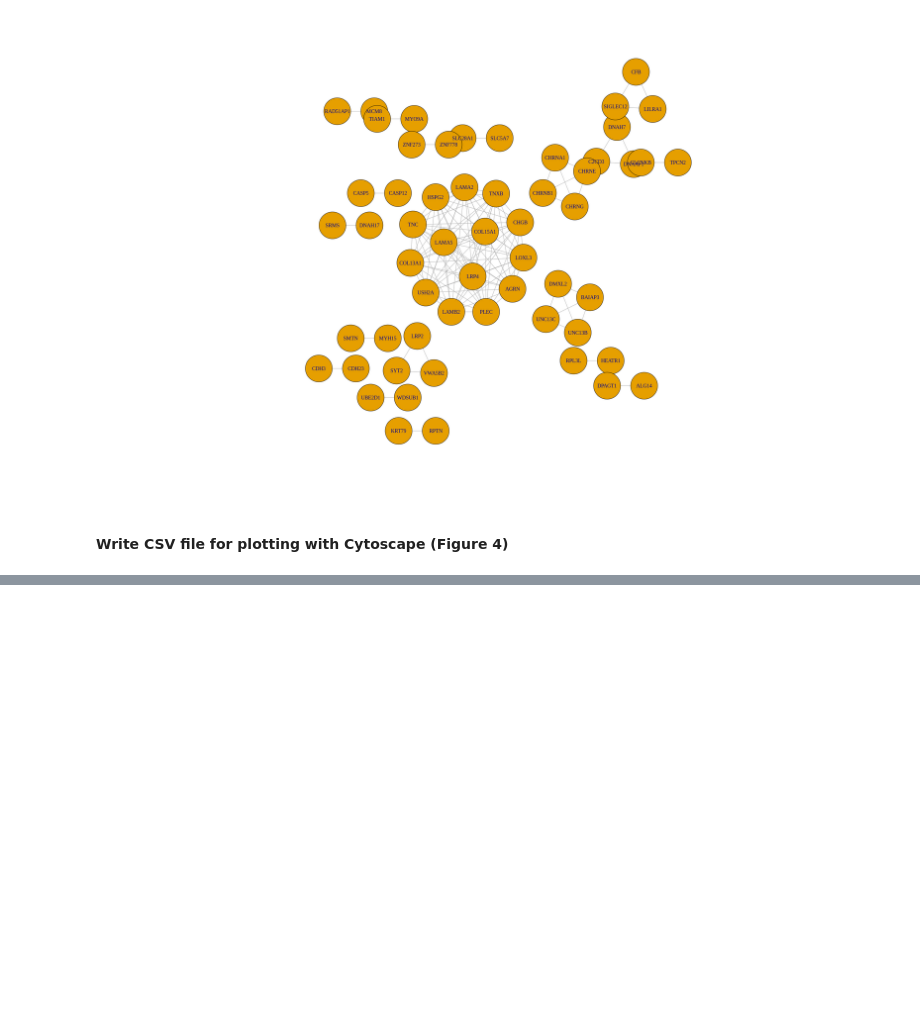
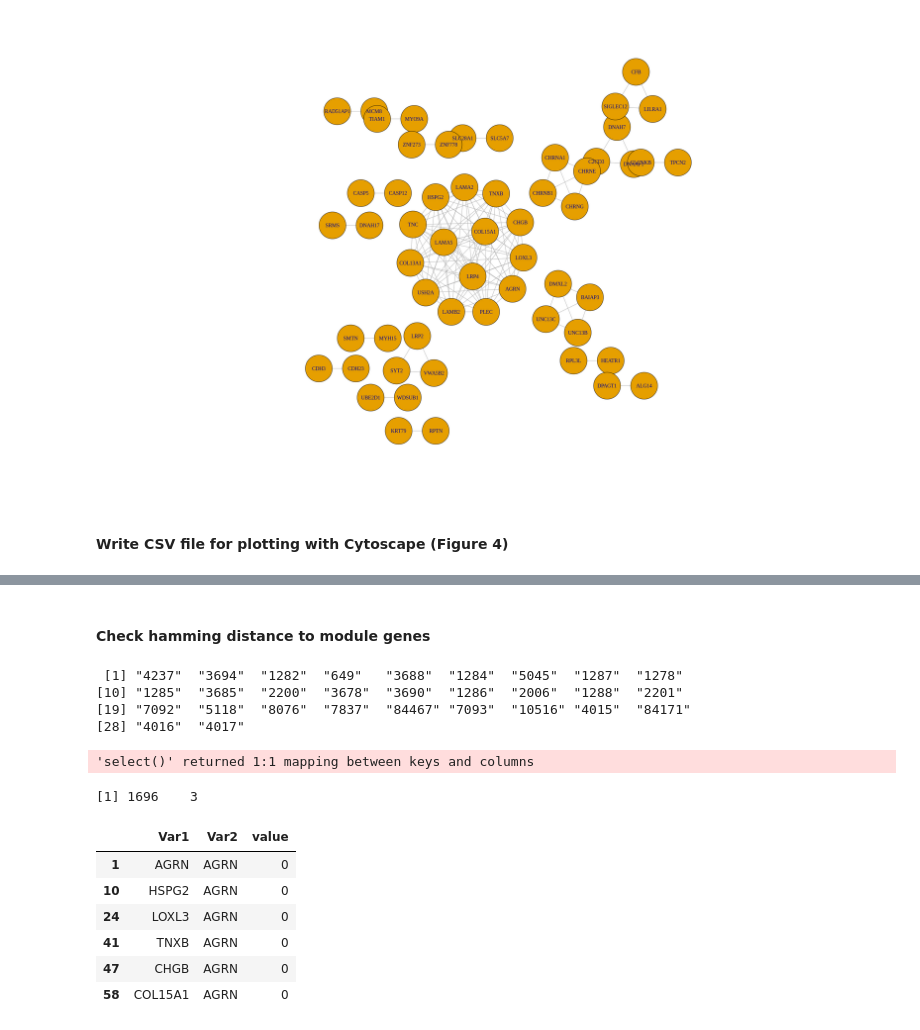
Before and after one commit to ikernunezca/CMS, a Jupyter notebook: Scripts/Figure_4_Plots.ipynb, the cells around one changed output, grey strips where cells are left out. Saved outputs shown, nothing was run; the diff lists cells and outputs as text; code cells hidden in the pictures; blank space fills up the shorter version.

```diff
--- a/Scripts/Figure_4_Plots.ipynb
+++ b/Scripts/Figure_4_Plots.ipynb
@@ -427,0 +528,4 @@ interactome
+# %%
+reactome <- read.table(file= "data/Networks/ReactomeSinDuplicados.csv")
+reactome <- graph_from_data_frame(reactome[,1:2],directed = FALSE)
+reactome
@@ -427,0 +558,2 @@ interactome
+# %% [markdown]
+#### Check hamming distance to module genes
@@ -427,0 +562,7 @@ interactome
+# %%
+neighbors(reactome,'84695')$name[neighbors(reactome,'84695')$name %in% colnames(melted_dist)]
+# %% [output]
+ [1] "4237"  "3694"  "1282"  "649"   "3688"  "1284"  "5045"  "1287"  "1278"
+[10] "1285"  "3685"  "2200"  "3678"  "3690"  "1286"  "2006"  "1288"  "2201"
+[19] "7092"  "5118"  "8076"  "7837"  "84467" "7093"  "10516" "4015"  "84171"
+[28] "4016"  "4017"
@@ -427,0 +571,23 @@ interactome
+# %%
+rownames(melted_dist) <- mapIds(org.Hs.eg.db,keys = rownames(melted_dist),column = "SYMBOL",keytype="ENTREZID",multiVals = "first")
+colnames(melted_dist) <- rownames(melted_dist)
+# %% [output]
+'select()' returned 1:1 mapping between keys and columns
+# %%
+melted_dist <- melt(melted_dist)
+write.table(melted_dist[!is.na(melted_dist[,3]),],file='data/All_Communities_hamming_distance.csv',row.names = F,col.names = T,quote=F,sep=',') #Input for Figure 3 plots in Cytoscape!
+melted_dist <- melted_dist[melted_dist[,3]==0,] # Get pairs that are always together trough resolution
+melted_dist <- na.omit(melted_dist)
+dim(melted_dist)
+# %% [output]
+[1] 1696    3
+# %%
+head(melted_dist)
+# %% [output]
+|  | Var1 | Var2 | value |
+| 1 | AGRN | AGRN | 0 |
+| 10 | HSPG2 | AGRN | 0 |
+| 24 | LOXL3 | AGRN | 0 |
+| 41 | TNXB | AGRN | 0 |
+| 47 | CHGB | AGRN | 0 |
+| 58 | COL15A1 | AGRN | 0 |
```
Also changed, not shown: parts of 43 cells of this notebook, 1 other file.
